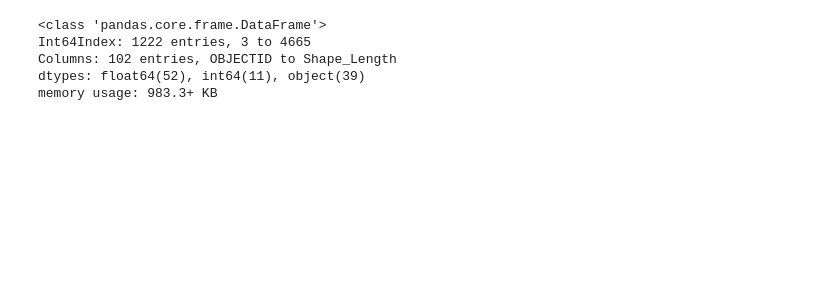
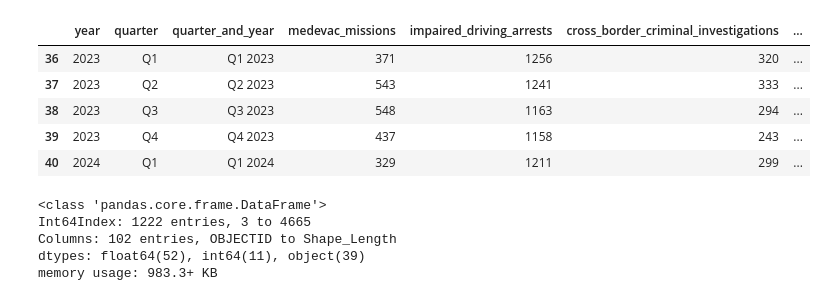
Before and after one commit to jeadjani/MDTraffic, a Jupyter notebook: 447project/MD_Accident_Hotspots.ipynb, the cells around one changed output. Cells and saved outputs as stored; diff of their text form; code cells hidden in the pictures; blank space fills up the shorter version.

```diff
--- a/447project/MD_Accident_Hotspots.ipynb
+++ b/447project/MD_Accident_Hotspots.ipynb
@@ -35,6 +51,15 @@ traffic_stops_data.head()
 | 2 | 2014 | Q3 | Q3 2014 | 681 | 1767 | 148 | ... |
 | 3 | 2014 | Q4 | Q4 2014 | 484 | 1562 | 108 | ... |
 | 4 | 2015 | Q1 | Q1 2015 | 345 | 1500 | 210 | ... |
+# %%
+traffic_stops_data.tail()
+# %% [output]
+|  | year | quarter | quarter_and_year | medevac_missions | impaired_driving_arrests | cross_border_criminal_investigations | ... |
+| 36 | 2023 | Q1 | Q1 2023 | 371 | 1256 | 320 | ... |
+| 37 | 2023 | Q2 | Q2 2023 | 543 | 1241 | 333 | ... |
+| 38 | 2023 | Q3 | Q3 2023 | 548 | 1163 | 294 | ... |
+| 39 | 2023 | Q4 | Q4 2023 | 437 | 1158 | 243 | ... |
+| 40 | 2024 | Q1 | Q1 2024 | 329 | 1211 | 299 | ... |
 # %%
 # Define the base directory
 base_dir = Path('projectdata')
```
Also changed, not shown: parts of 1 cell of this notebook.
